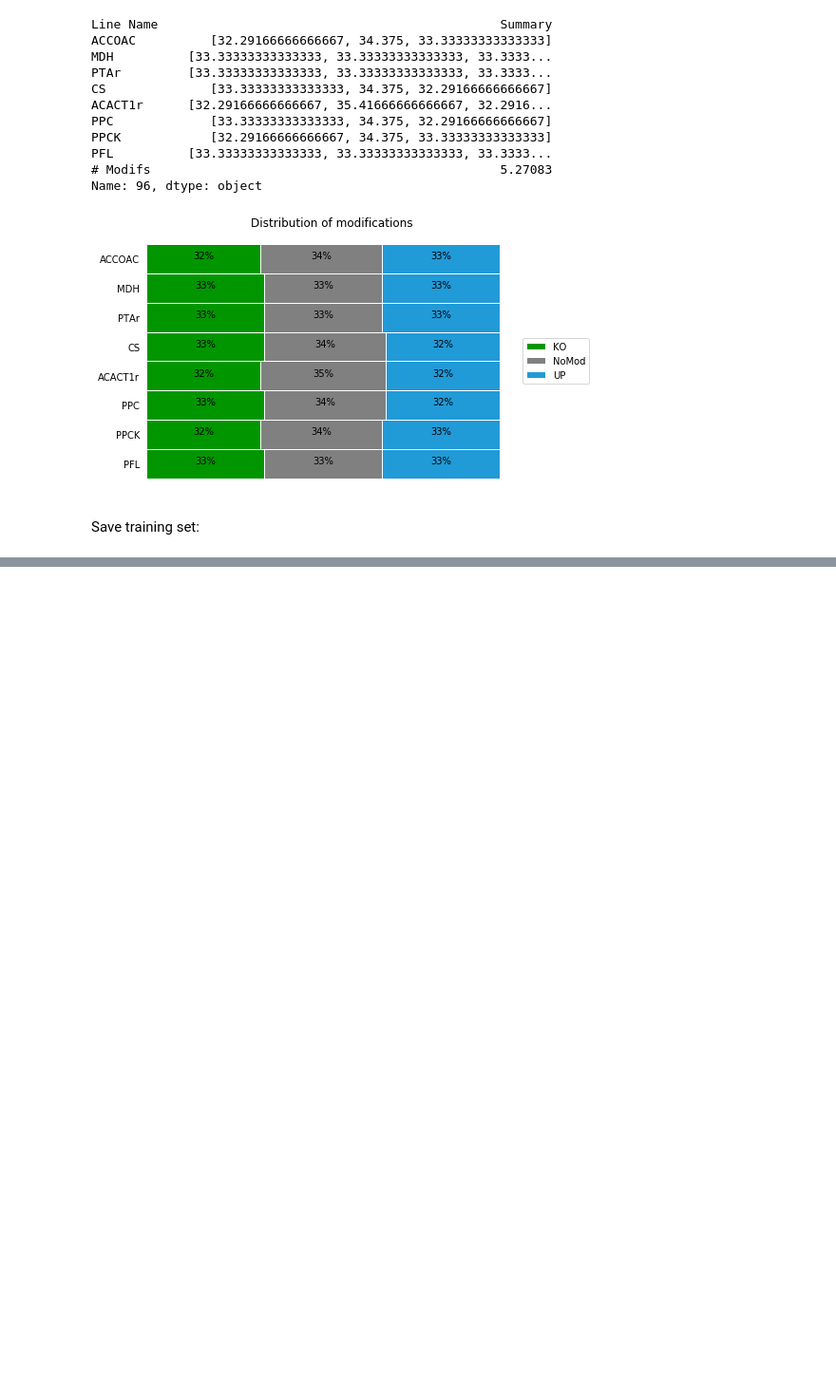
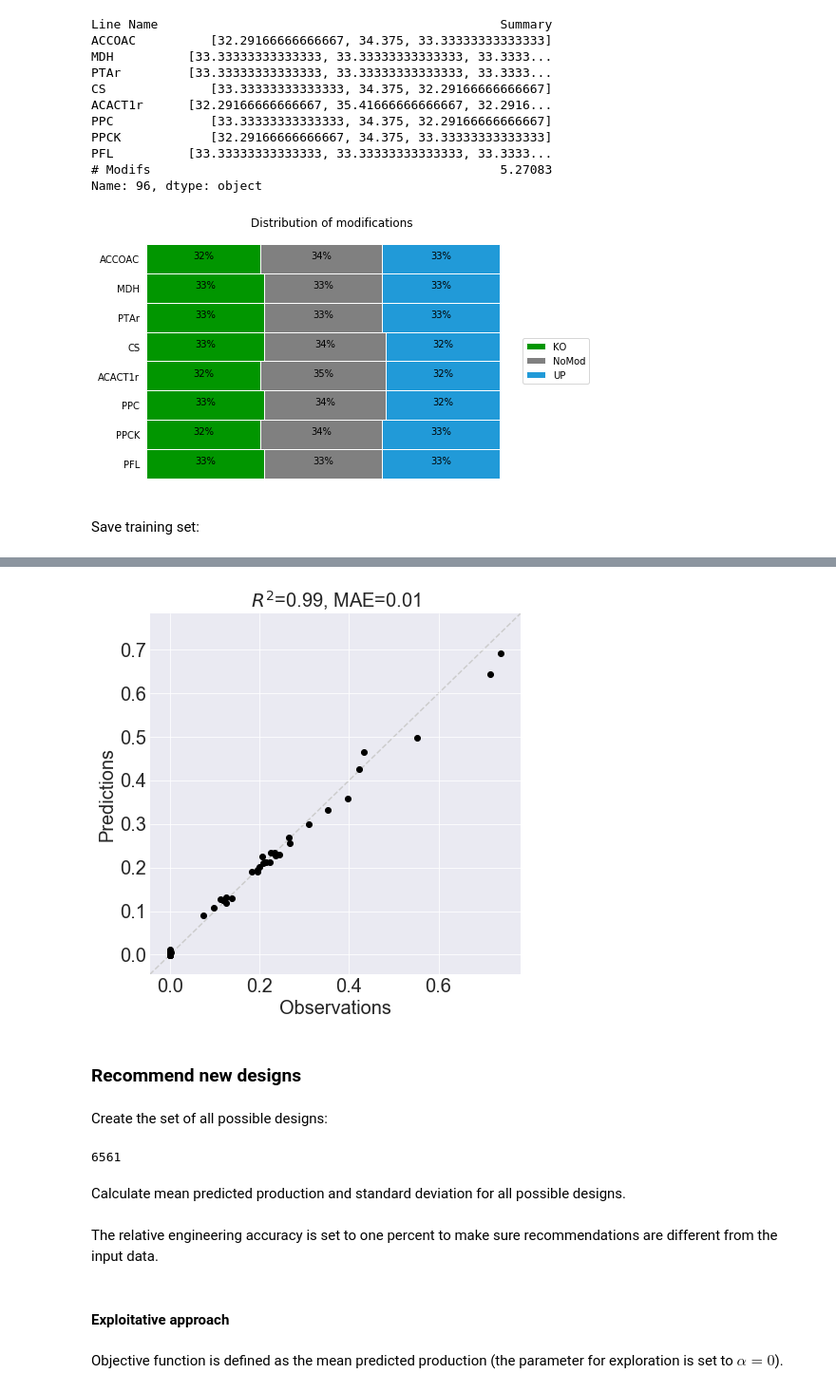
Before and after one commit to juanneilson/multiomicspaper, a Jupyter notebook: Initial_designs.ipynb, the cells around one changed output, grey strips where cells are left out. Shown: that part at 95% size. Saved outputs shown, nothing was run; the diff lists cells and outputs as text; code cells hidden in the pictures; blank space fills up the shorter version.

```diff
--- a/Initial_designs.ipynb
+++ b/Initial_designs.ipynb
@@ -208,0 +263,4 @@ df.loc[0:(n_instances-1)].to_csv(data_filename,
+# %%
+df_oneh = df_oneh.set_index('Line Name').stack().reset_index()
+df_oneh.columns = ['Line Name', 'Measurement Type', 'Value']
+df_oneh.head()
@@ -208,0 +278,9 @@ df.loc[0:(n_instances-1)].to_csv(data_filename,
+# %%
+art_params = {}
+art_params['response_var'] = ['Isoprenol [mM]']
+art_params['input_var'] = colnames
+art_params['seed'] = 10
+art_params['num_recommendations'] = 96
+art_params['cross_val'] = False
+art_params['recommend'] = False
+art_params['output_directory'] = './results_onehot/'
@@ -208,0 +289,9 @@ df.loc[0:(n_instances-1)].to_csv(data_filename,
+# %%
+run_art = True
+# %%
+%%time
+if run_art:
+    art = RecommendationEngine(df_oneh, **art_params)
+else:
+    with open('results_onehot/art.pkl', 'rb') as output:
+        art = pickle.load(output)
@@ -208,0 +352,16 @@ df.loc[0:(n_instances-1)].to_csv(data_filename,
+# %%
+plot.predictions_vs_observations(art, cv_flag=False, errorbars_flag=False, log=False)
+# plot.predictions_vs_observations(art, cv_flag=False, errorbars_flag=False, xlim=[[0, 300]], ylim=[[0, 300]], log=False)
+# %% [output]
+[figure, added]
+# %% [markdown]
+### Recommend new designs
+# %% [markdown]
+Create the set of all possible designs:
+# %%
+num_of_designs = n_modifications**n_reactions
+num_of_designs_onehot = art.num_input_var
+strains = np.zeros((num_of_designs, num_of_designs_onehot))
+num_of_designs
+# %% [output]
+6561
@@ -208,0 +382,2 @@ df.loc[0:(n_instances-1)].to_csv(data_filename,
+# %% [markdown]
+Calculate mean predicted production and standard deviation for all possible designs.
@@ -208,0 +386,2 @@ df.loc[0:(n_instances-1)].to_csv(data_filename,
+# %% [markdown]
+The relative engineering accuracy is set to one percent to make sure recommendations are different from the input data.
@@ -208,0 +390,4 @@ df.loc[0:(n_instances-1)].to_csv(data_filename,
+# %% [markdown]
+#### Exploitative approach
+# %% [markdown]
+Objective function is defined as the mean predicted production (the parameter for exploration is set to $\alpha=0$).
```
Also changed, not shown: parts of 45 cells of this notebook, 4 other files.
